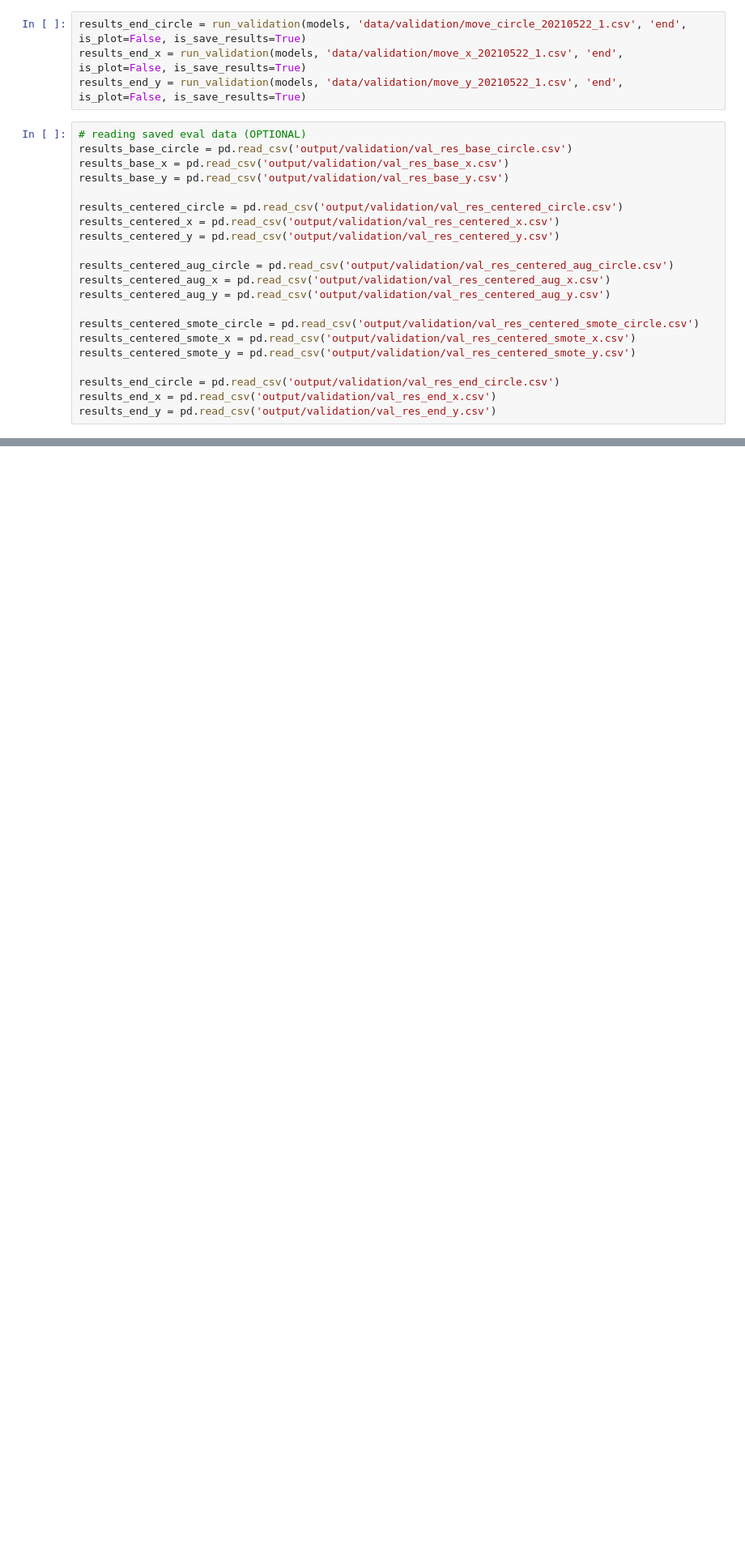
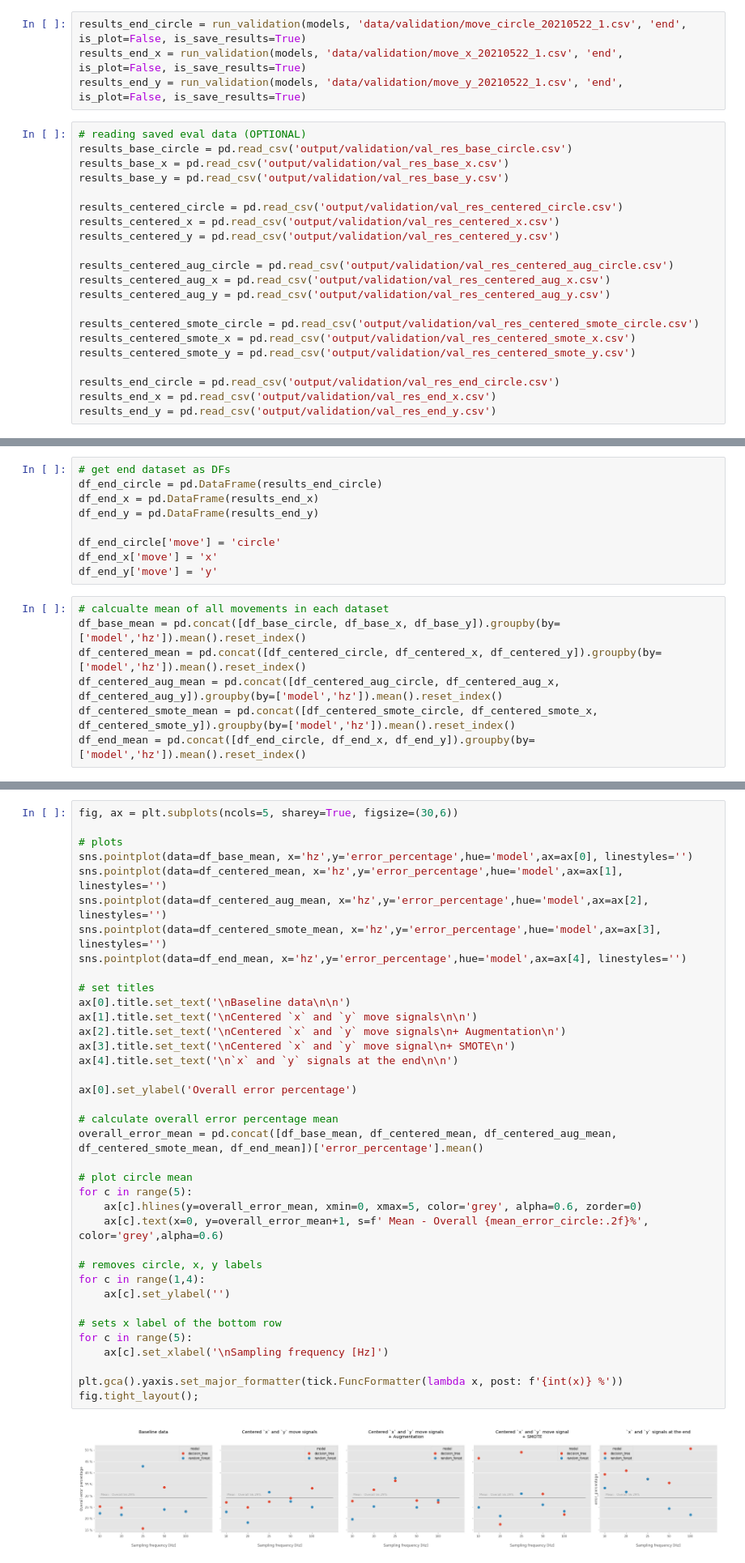
Before and after one commit to tkeyo/tinyml-esp-data, a Jupyter notebook: 3-baseline-model-validation.ipynb, the cells around one changed output, grey strips where cells are left out. Shown at 81% size. Cells and saved outputs as stored; diff of their text form; blank space fills up the shorter version.

Commit message:
add movement overall means

```diff
--- a/3-baseline-model-validation.ipynb
+++ b/3-baseline-model-validation.ipynb
@@ -244,0 +283,16 @@ fig.tight_layout();
+# %%
+# get end dataset as DFs
+df_end_circle = pd.DataFrame(results_end_circle)
+df_end_x = pd.DataFrame(results_end_x)
+df_end_y = pd.DataFrame(results_end_y)
+
+df_end_circle['move'] = 'circle'
+df_end_x['move'] = 'x'
+df_end_y['move'] = 'y'
+# %%
+# calcualte mean of all movements in each dataset
+df_base_mean = pd.concat([df_base_circle, df_base_x, df_base_y]).groupby(by=['model','hz']).mean().reset_index()
+df_centered_mean = pd.concat([df_centered_circle, df_centered_x, df_centered_y]).groupby(by=['model','hz']).mean().reset_index()
+df_centered_aug_mean = pd.concat([df_centered_aug_circle, df_centered_aug_x, df_centered_aug_y]).groupby(by=['model','hz']).mean().reset_index()
+df_centered_smote_mean = pd.concat([df_centered_smote_circle, df_centered_smote_x, df_centered_smote_y]).groupby(by=['model','hz']).mean().reset_index()
+df_end_mean = pd.concat([df_end_circle, df_end_x, df_end_y]).groupby(by=['model','hz']).mean().reset_index()
@@ -244,0 +301,39 @@ fig.tight_layout();
+# %%
+fig, ax = plt.subplots(ncols=5, sharey=True, figsize=(30,6))
+
+# plots
+sns.pointplot(data=df_base_mean, x='hz',y='error_percentage',hue='model',ax=ax[0], linestyles='')
+sns.pointplot(data=df_centered_mean, x='hz',y='error_percentage',hue='model',ax=ax[1], linestyles='')
+sns.pointplot(data=df_centered_aug_mean, x='hz',y='error_percentage',hue='model',ax=ax[2], linestyles='')
+sns.pointplot(data=df_centered_smote_mean, x='hz',y='error_percentage',hue='model',ax=ax[3], linestyles='')
+sns.pointplot(data=df_end_mean, x='hz',y='error_percentage',hue='model',ax=ax[4], linestyles='')
+
+# set titles
+ax[0].title.set_text('\nBaseline data\n\n')
+ax[1].title.set_text('\nCentered `x` and `y` move signals\n\n')
+ax[2].title.set_text('\nCentered `x` and `y` move signals\n+ Augmentation\n')
+ax[3].title.set_text('\nCentered `x` and `y` move signal\n+ SMOTE\n')
+ax[4].title.set_text('\n`x` and `y` signals at the end\n\n')
+
+ax[0].set_ylabel('Overall error percentage')
+
+# calculate overall error percentage mean
+overall_error_mean = pd.concat([df_base_mean, df_centered_mean, df_centered_aug_mean, df_centered_smote_mean, df_end_mean])['error_percentage'].mean()
+
+# plot circle mean
+for c in range(5):
+    ax[c].hlines(y=overall_error_mean, xmin=0, xmax=5, color='grey', alpha=0.6, zorder=0)
+    ax[c].text(x=0, y=overall_error_mean+1, s=f' Mean - Overall {mean_error_circle:.2f}%', color='grey',alpha=0.6)
+
+# removes circle, x, y labels
+for c in range(1,4):
+    ax[c].set_ylabel('')
+
+# sets x label of the bottom row
+for c in range(5):
+    ax[c].set_xlabel('\nSampling frequency [Hz]')
+
+plt.gca().yaxis.set_major_formatter(tick.FuncFormatter(lambda x, post: f'{int(x)} %'))
+fig.tight_layout();
+# %% [output]
+[figure, added]
```
Also changed, not shown: parts of 7 cells of this notebook.
